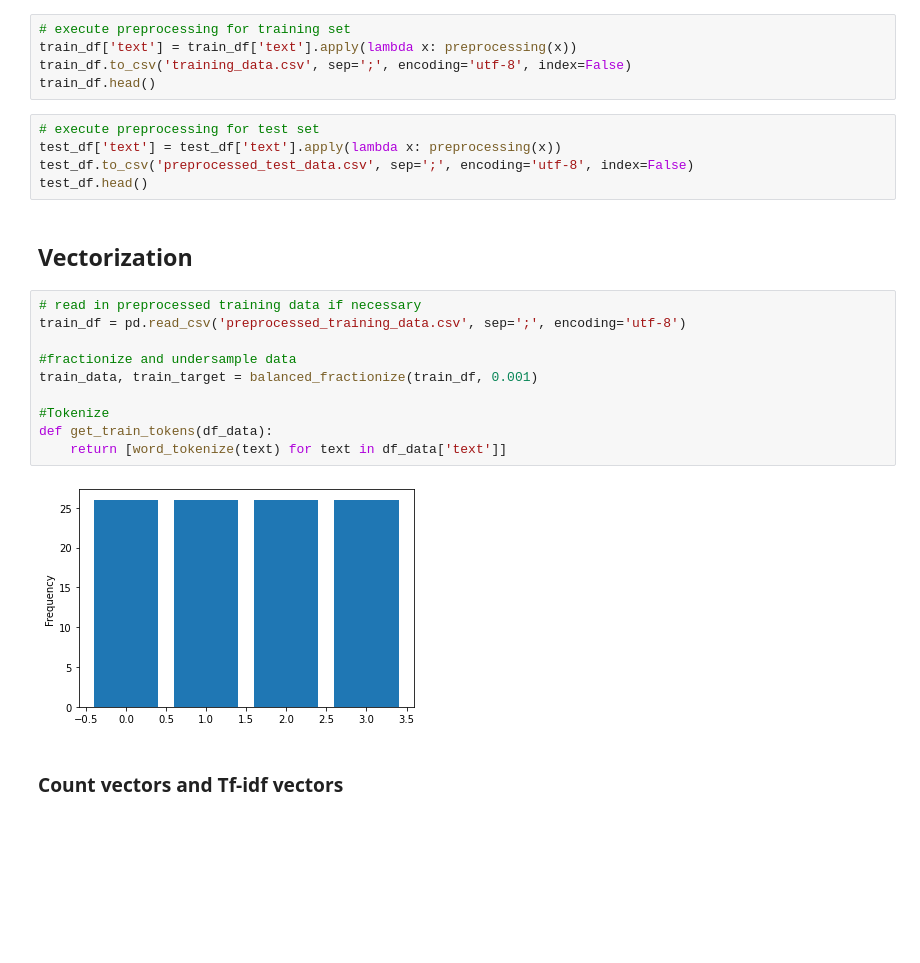
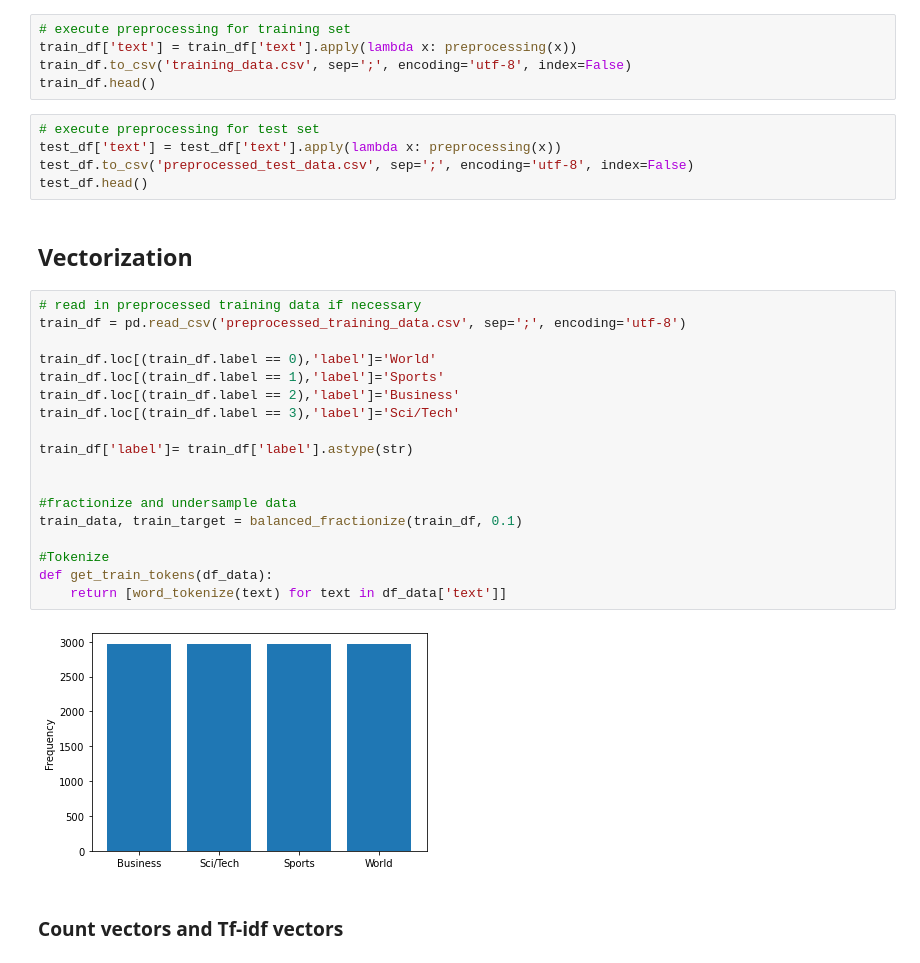
Before and after one commit to malte-koenig/AG_News_Classifier, a Jupyter notebook: main.ipynb, the cells around one changed output. Saved outputs shown, nothing was run; the diff lists cells and outputs as text; blank space fills up the shorter version.

```diff
--- a/main.ipynb
+++ b/main.ipynb
@@ -162,25 +162,33 @@ def get_wordnet_pos(tag):
 train_df['text'] = train_df['text'].apply(lambda x: preprocessing(x))
 train_df.to_csv('training_data.csv', sep=';', encoding='utf-8', index=False)
 train_df.head()
-# %%
-# execute preprocessing for test set
-test_df['text'] = test_df['text'].apply(lambda x: preprocessing(x))
-test_df.to_csv('preprocessed_test_data.csv', sep=';', encoding='utf-8', index=False)
-test_df.head()
+# %%
+# execute preprocessing for test set
+test_df['text'] = test_df['text'].apply(lambda x: preprocessing(x))
+test_df.to_csv('preprocessed_test_data.csv', sep=';', encoding='utf-8', index=False)
+test_df.head()
 # %% [markdown]
 ## Vectorization
 # %%
 # read in preprocessed training data if necessary
 train_df = pd.read_csv('preprocessed_training_data.csv', sep=';', encoding='utf-8')
 
+train_df.loc[(train_df.label == 0),'label']='World'
+train_df.loc[(train_df.label == 1),'label']='Sports'
+train_df.loc[(train_df.label == 2),'label']='Business'
+train_df.loc[(train_df.label == 3),'label']='Sci/Tech'
+
+train_df['label']= train_df['label'].astype(str)
+
+
 #fractionize and undersample data
-train_data, train_target = balanced_fractionize(train_df, 0.001)
+train_data, train_target = balanced_fractionize(train_df, 0.1)
 
 #Tokenize
 def get_train_tokens(df_data):
     return [word_tokenize(text) for text in df_data['text']]
 # %% [output]
-[figure, old version]
+[figure, new version]
 # %% [markdown]
 ### Count vectors and Tf-idf vectors
 # %%
```
Also changed, not shown: parts of 8 cells of this notebook.
